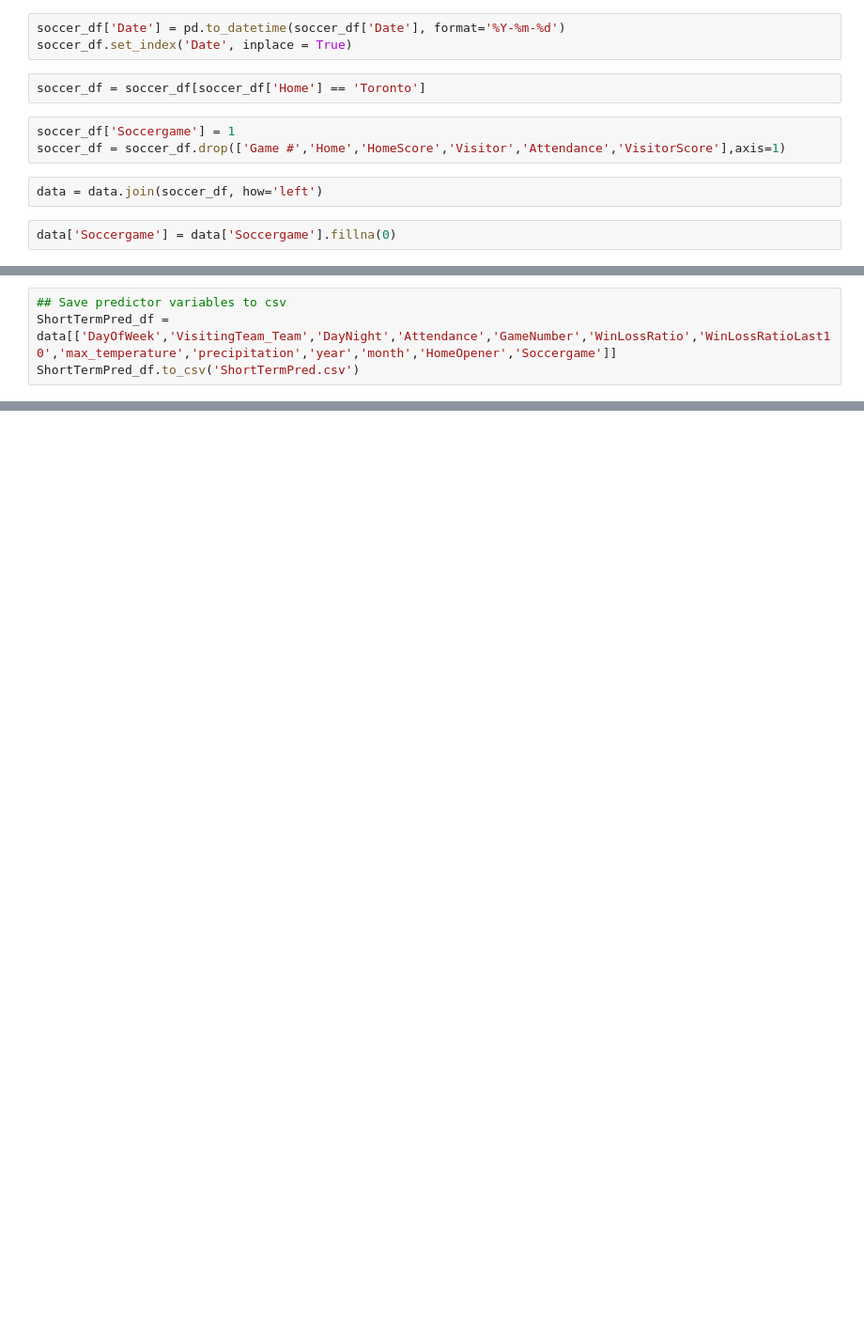
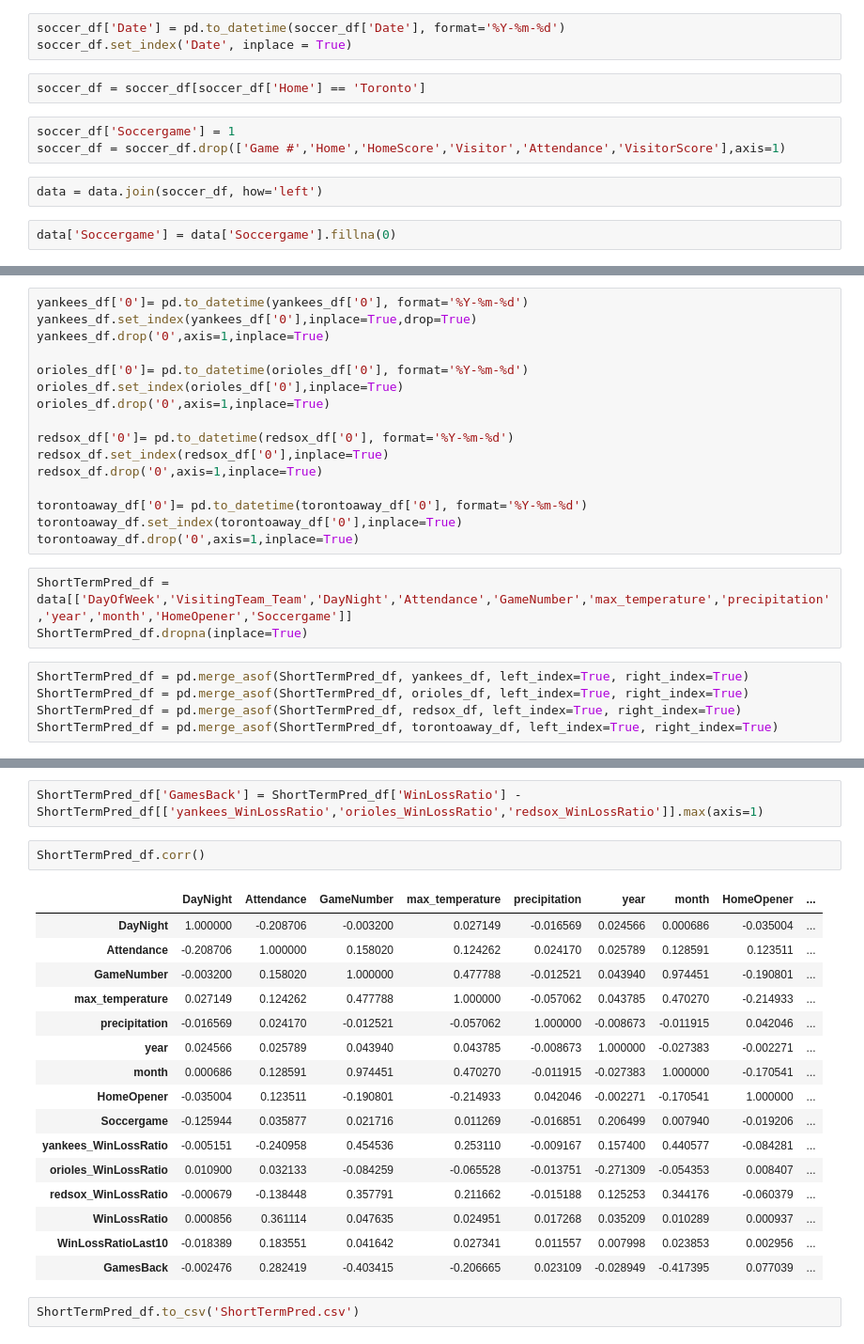
Before and after one commit to mailletd/InsightProject, a Jupyter notebook: BaseballScript.ipynb, the cells around one changed output, grey strips where cells are left out. Shown at 94% size. Saved outputs shown, nothing was run; the diff lists cells and outputs as text; blank space fills up the shorter version.

Commit message:
Script now connects to win-loss ratio script

```diff
--- a/BaseballScript.ipynb
+++ b/BaseballScript.ipynb
@@ -142,4 +199,24 @@ data.groupby('PrecipitationBinary')['Attendance'].mean().plot.bar()
+# %%
+yankees_df['0']= pd.to_datetime(yankees_df['0'], format='%Y-%m-%d')
+yankees_df.set_index(yankees_df['0'],inplace=True,drop=True)
+yankees_df.drop('0',axis=1,inplace=True)
+
+orioles_df['0']= pd.to_datetime(orioles_df['0'], format='%Y-%m-%d')
+orioles_df.set_index(orioles_df['0'],inplace=True)
+orioles_df.drop('0',axis=1,inplace=True)
+
+redsox_df['0']= pd.to_datetime(redsox_df['0'], format='%Y-%m-%d')
+redsox_df.set_index(redsox_df['0'],inplace=True)
+redsox_df.drop('0',axis=1,inplace=True)
+
+torontoaway_df['0']= pd.to_datetime(torontoaway_df['0'], format='%Y-%m-%d')
+torontoaway_df.set_index(torontoaway_df['0'],inplace=True)
+torontoaway_df.drop('0',axis=1,inplace=True)
 # %%
-## Save predictor variables to csv
-ShortTermPred_df = data[['DayOfWeek','VisitingTeam_Team','DayNight','Attendance','GameNumber','WinLossRatio','WinLossRatioLast10','max_temperature','precipitation','year','month','HomeOpener','Soccergame']]
-ShortTermPred_df.to_csv('ShortTermPred.csv')
+ShortTermPred_df = data[['DayOfWeek','VisitingTeam_Team','DayNight','Attendance','GameNumber','max_temperature','precipitation','year','month','HomeOpener','Soccergame']]
+ShortTermPred_df.dropna(inplace=True)
+# %%
+ShortTermPred_df = pd.merge_asof(ShortTermPred_df, yankees_df, left_index=True, right_index=True)
+ShortTermPred_df = pd.merge_asof(ShortTermPred_df, orioles_df, left_index=True, right_index=True)
+ShortTermPred_df = pd.merge_asof(ShortTermPred_df, redsox_df, left_index=True, right_index=True)
+ShortTermPred_df = pd.merge_asof(ShortTermPred_df, torontoaway_df, left_index=True, right_index=True)
@@ -145,0 +233,23 @@ ShortTermPred_df.to_csv('ShortTermPred.csv')
+# %%
+ShortTermPred_df['GamesBack'] = ShortTermPred_df['WinLossRatio'] - ShortTermPred_df[['yankees_WinLossRatio','orioles_WinLossRatio','redsox_WinLossRatio']].max(axis=1)
+# %%
+ShortTermPred_df.corr()
+# %% [output]
+|  | DayNight | Attendance | GameNumber | max_temperature | precipitation | year | month | HomeOpener | ... |
+| DayNight | 1.000000 | -0.208706 | -0.003200 | 0.027149 | -0.016569 | 0.024566 | 0.000686 | -0.035004 | ... |
+| Attendance | -0.208706 | 1.000000 | 0.158020 | 0.124262 | 0.024170 | 0.025789 | 0.128591 | 0.123511 | ... |
+| GameNumber | -0.003200 | 0.158020 | 1.000000 | 0.477788 | -0.012521 | 0.043940 | 0.974451 | -0.190801 | ... |
+| max_temperature | 0.027149 | 0.124262 | 0.477788 | 1.000000 | -0.057062 | 0.043785 | 0.470270 | -0.214933 | ... |
+| precipitation | -0.016569 | 0.024170 | -0.012521 | -0.057062 | 1.000000 | -0.008673 | -0.011915 | 0.042046 | ... |
+| year | 0.024566 | 0.025789 | 0.043940 | 0.043785 | -0.008673 | 1.000000 | -0.027383 | -0.002271 | ... |
+| month | 0.000686 | 0.128591 | 0.974451 | 0.470270 | -0.011915 | -0.027383 | 1.000000 | -0.170541 | ... |
+| HomeOpener | -0.035004 | 0.123511 | -0.190801 | -0.214933 | 0.042046 | -0.002271 | -0.170541 | 1.000000 | ... |
+| Soccergame | -0.125944 | 0.035877 | 0.021716 | 0.011269 | -0.016851 | 0.206499 | 0.007940 | -0.019206 | ... |
+| yankees_WinLossRatio | -0.005151 | -0.240958 | 0.454536 | 0.253110 | -0.009167 | 0.157400 | 0.440577 | -0.084281 | ... |
+| orioles_WinLossRatio | 0.010900 | 0.032133 | -0.084259 | -0.065528 | -0.013751 | -0.271309 | -0.054353 | 0.008407 | ... |
+| redsox_WinLossRatio | -0.000679 | -0.138448 | 0.357791 | 0.211662 | -0.015188 | 0.125253 | 0.344176 | -0.060379 | ... |
+| WinLossRatio | 0.000856 | 0.361114 | 0.047635 | 0.024951 | 0.017268 | 0.035209 | 0.010289 | 0.000937 | ... |
+| WinLossRatioLast10 | -0.018389 | 0.183551 | 0.041642 | 0.027341 | 0.011557 | 0.007998 | 0.023853 | 0.002956 | ... |
+| GamesBack | -0.002476 | 0.282419 | -0.403415 | -0.206665 | 0.023109 | -0.028949 | -0.417395 | 0.077039 | ... |
+# %%
+ShortTermPred_df.to_csv('ShortTermPred.csv')
```
Also changed, not shown: parts of 15 cells of this notebook.
